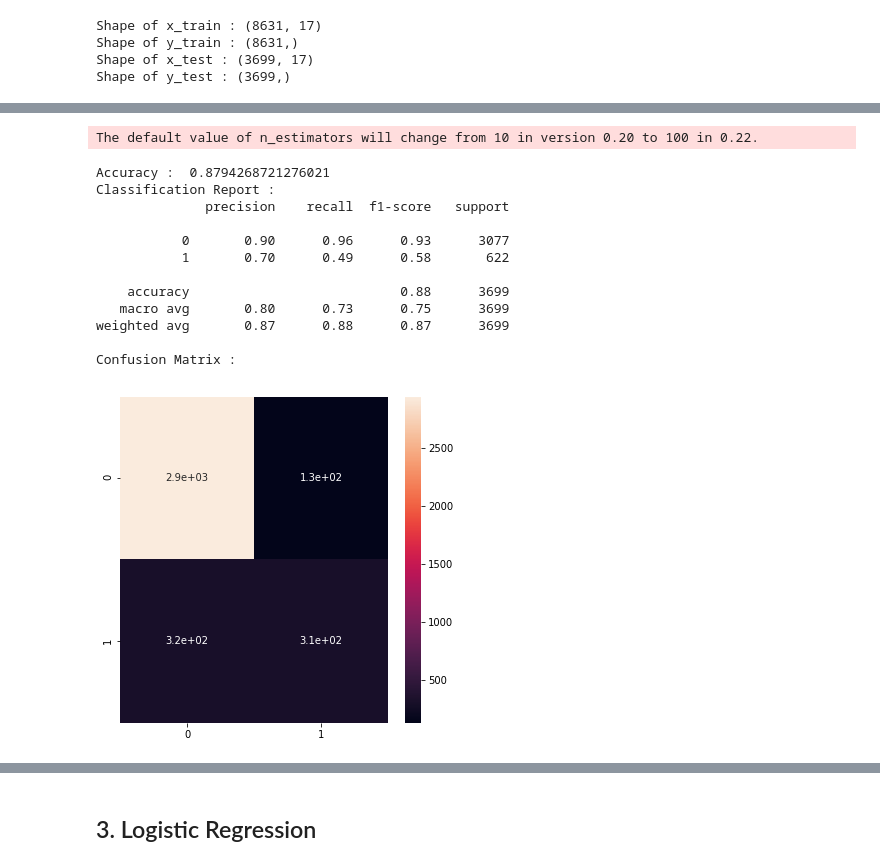
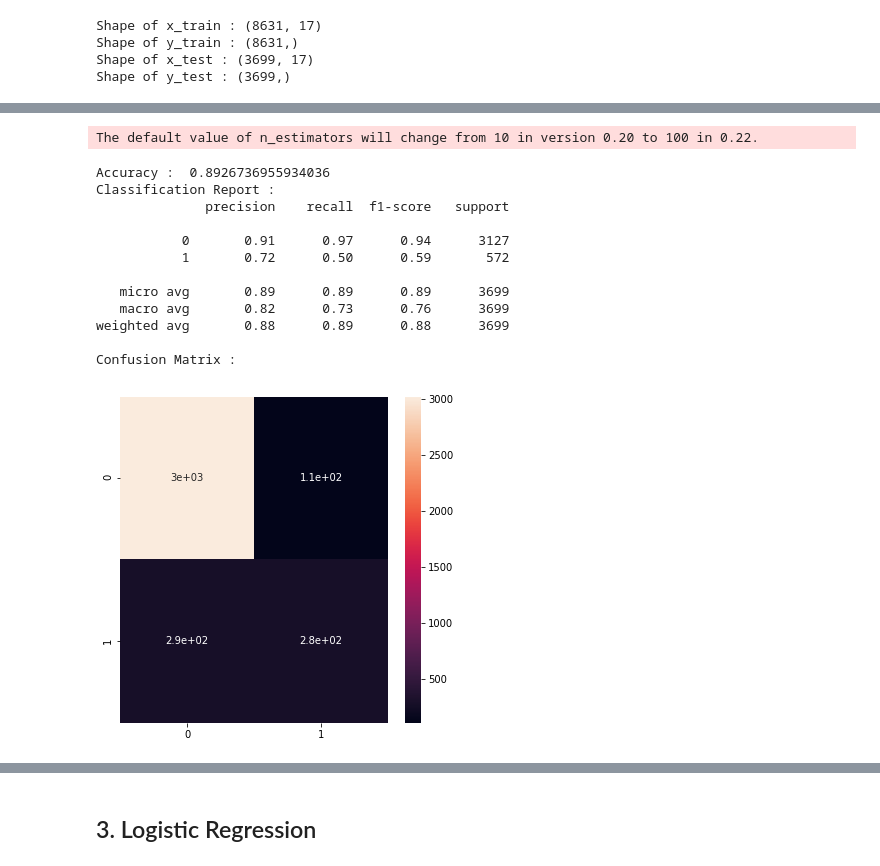
Before and after one commit to RajathKashyap/Online-Shoppers-Purchasing-Intention, a Jupyter notebook: Online shopper purchasing intention.ipynb, the cells around one changed output, grey strips where cells are left out. Cells and saved outputs as stored; diff of their text form; code cells hidden in the pictures.

```diff
--- a/Online shopper purchasing intention.ipynb
+++ b/Online shopper purchasing intention.ipynb
@@ -612,7 +612,7 @@ def split_data(myData, testSize, className = 'Revenue'):
   x = myData.drop([className], axis=1)
   y = myData[className]
 
-  return train_test_split(x, y, test_size=testSize, random_state=0)
+  return train_test_split(x, y, test_size=testSize, random_state=0,  stratify=y)
 # %%
 # Method to evaluate the model and create a classification report and a confusion matrix
 
@@ -748,31 +748,31 @@ Selected features: ['Administrative', 'Administrative_Duration', 'ProductRelated
 # %%
 selected_features = list(x_train.columns[rfecv.support_])
-x_train = x_train[selected_features]
-x_test = x_test[selected_features]
+x_train_rfe = x_train[selected_features]
+x_test_rfe = x_test[selected_features]
 
 model = RandomForestClassifier()
-model.fit(x_train, y_train)
+model.fit(x_train_rfe, y_train)
 
-y_pred = model.predict(x_test)
+y_pred = model.predict(x_test_rfe)
 
-models.append({'model' : model, 'label': 'Random Forest Search', 'x_test': x_test, 'y_test': y_test})
+models.append({'model' : model, 'label': 'Random Forest Search', 'x_test': x_test_rfe, 'y_test': y_test})
 
 evaluate_model(y_test, y_pred)
 # %% [output]
 The default value of n_estimators will change from 10 in version 0.20 to 100 in 0.22.
-Accuracy :  0.8794268721276021
+Accuracy :  0.8926736955934036
 Classification Report :
               precision    recall  f1-score   support
 
-           0       0.90      0.96      0.93      3077
-           1       0.70      0.49      0.58       622
+           0       0.91      0.97      0.94      3127
+           1       0.72      0.50      0.59       572
 
-    accuracy                           0.88      3699
-   macro avg       0.80      0.73      0.75      3699
-weighted avg       0.87      0.88      0.87      3699
+   micro avg       0.89      0.89      0.89      3699
+   macro avg       0.82      0.73      0.76      3699
+weighted avg       0.88      0.89      0.88      3699
 
 Confusion Matrix :
-[figure, old version]
+[figure, new version]
 # %%
 # let's take a look at the shap values
 explainer = shap.TreeExplainer(model)
```
Also changed, not shown: parts of 24 cells of this notebook.
